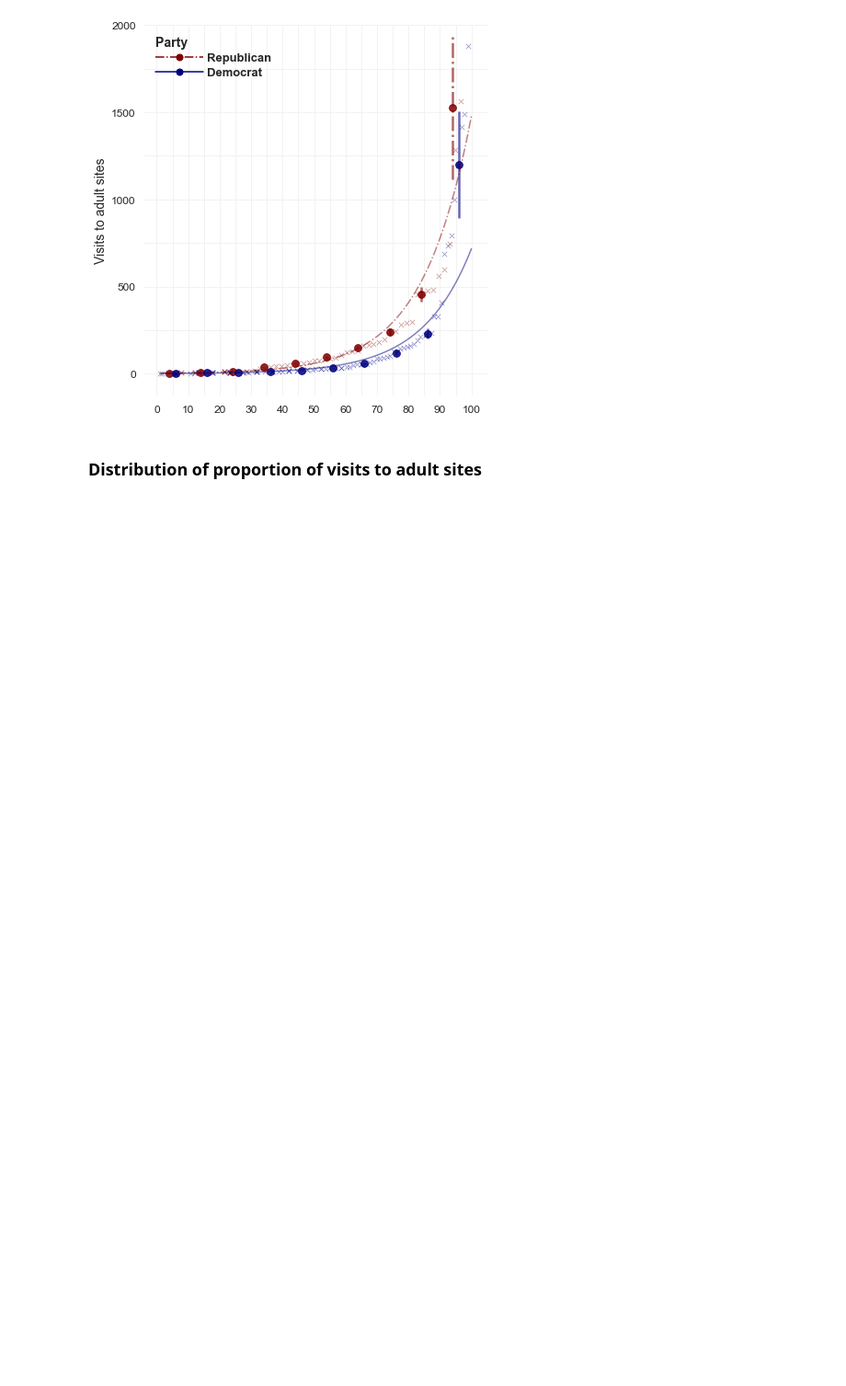
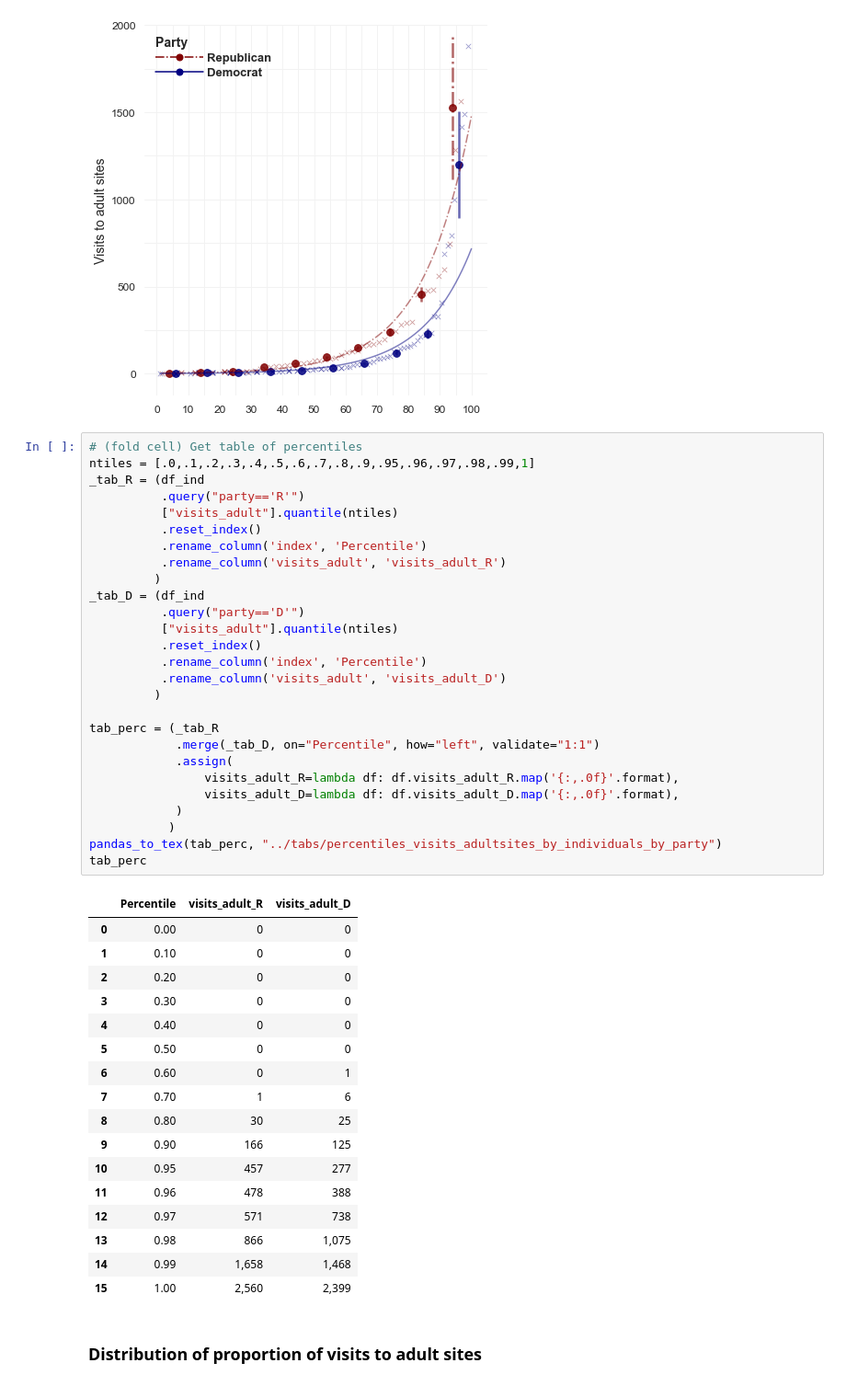
Before and after one commit to soodoku/adult, a Jupyter notebook: scripts/visits_to_adultsites.ipynb, the cells around one changed output. Shown at 92% size. Drawn from its saved outputs; the diff is of its cells as text; blank space fills up the shorter version.

```diff
--- a/scripts/visits_to_adultsites.ipynb
+++ b/scripts/visits_to_adultsites.ipynb
@@ -423,6 +423,51 @@ plt.tight_layout()
 save_mpl_fig(os.path.join(FIGSAVEDIR, "distribution_visits_to_adultsites_by_party"))
 # %% [output]
 [figure]
+# %%
+# (fold cell) Get table of percentiles
+ntiles = [.0,.1,.2,.3,.4,.5,.6,.7,.8,.9,.95,.96,.97,.98,.99,1]
+_tab_R = (df_ind
+          .query("party=='R'")
+          ["visits_adult"].quantile(ntiles)
+          .reset_index()
+          .rename_column('index', 'Percentile')
+          .rename_column('visits_adult', 'visits_adult_R')
+         )
+_tab_D = (df_ind
+          .query("party=='D'")
+          ["visits_adult"].quantile(ntiles)
+          .reset_index()
+          .rename_column('index', 'Percentile')
+          .rename_column('visits_adult', 'visits_adult_D')
+         )
+
+tab_perc = (_tab_R
+            .merge(_tab_D, on="Percentile", how="left", validate="1:1")
+            .assign(
+                visits_adult_R=lambda df: df.visits_adult_R.map('{:,.0f}'.format),
+                visits_adult_D=lambda df: df.visits_adult_D.map('{:,.0f}'.format),
+            )
+           )
+pandas_to_tex(tab_perc, "../tabs/percentiles_visits_adultsites_by_individuals_by_party")
+tab_perc
+# %% [output]
+|  | Percentile | visits_adult_R | visits_adult_D |
+| 0 | 0.00 | 0 | 0 |
+| 1 | 0.10 | 0 | 0 |
+| 2 | 0.20 | 0 | 0 |
+| 3 | 0.30 | 0 | 0 |
+| 4 | 0.40 | 0 | 0 |
+| 5 | 0.50 | 0 | 0 |
+| 6 | 0.60 | 0 | 1 |
+| 7 | 0.70 | 1 | 6 |
+| 8 | 0.80 | 30 | 25 |
+| 9 | 0.90 | 166 | 125 |
+| 10 | 0.95 | 457 | 277 |
+| 11 | 0.96 | 478 | 388 |
+| 12 | 0.97 | 571 | 738 |
+| 13 | 0.98 | 866 | 1,075 |
+| 14 | 0.99 | 1,658 | 1,468 |
+| 15 | 1.00 | 2,560 | 2,399 |
 # %% [markdown]
 ### Distribution of proportion of visits to adult sites
 # %%
```
Also changed, not shown: parts of 5 cells of this notebook, 6 other files.
